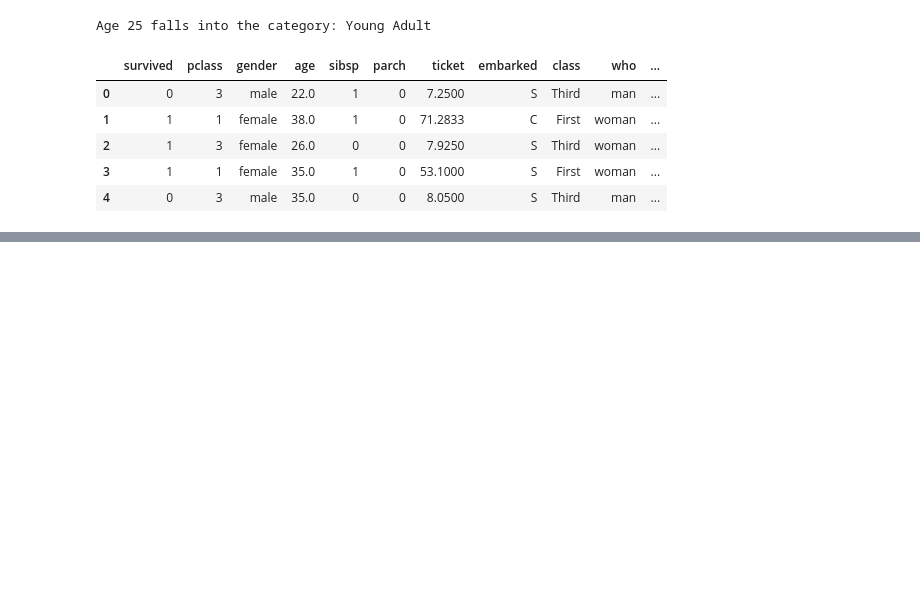
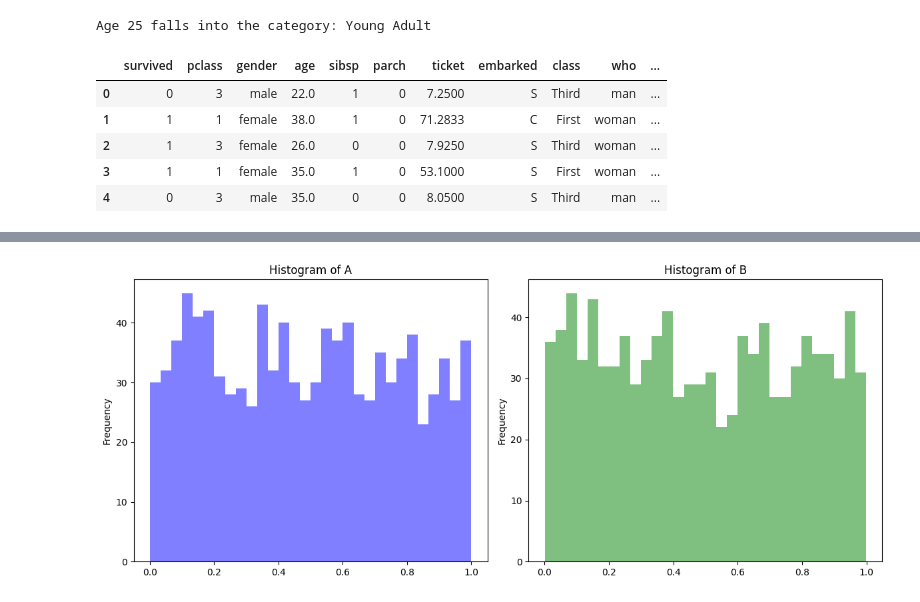
Before and after one commit to windyday0622/windyday, a Jupyter notebook: m3_분석 라이브러리/ pandas_3_탐색.ipynb, the cells around one changed output, grey strips where cells are left out. Cells and saved outputs as stored; diff of their text form; code cells hidden in the pictures; blank space fills up the shorter version.

```diff
--- a/m3_분석 라이브러리/ pandas_3_탐색.ipynb
+++ b/m3_분석 라이브러리/ pandas_3_탐색.ipynb
@@ -459,0 +604,24 @@ tdf.head()
+# %%
+import numpy as np
+import pandas as pd
+import matplotlib.pyplot as plt
+
+df = pd.DataFrame({
+    'A': np.random.rand(1000),
+    'B': np.random.rand(1000)
+})
+# 그래프의 크기 설정
+plt.figure(figsize=(12,5))
+# 첫번째 히스토그램(A)
+plt.subplot(1, 2, 1)
+df['A'].plot.hist(alpha=0.5, bins=30, color='blue')
+plt.title('Histogram of A')
+# 두번째 히스토그램(B)
+plt.subplot(1, 2, 2)
+df['B'].plot.hist(alpha=0.5, bins=30, color='green')
+plt.title('Histogram of B')
+# 레이아웃을 조정합니다.
+plt.tight_layout()
+plt.show()
+# %% [output]
+[figure, added]
```
Also changed, not shown: parts of 11 cells of this notebook.
